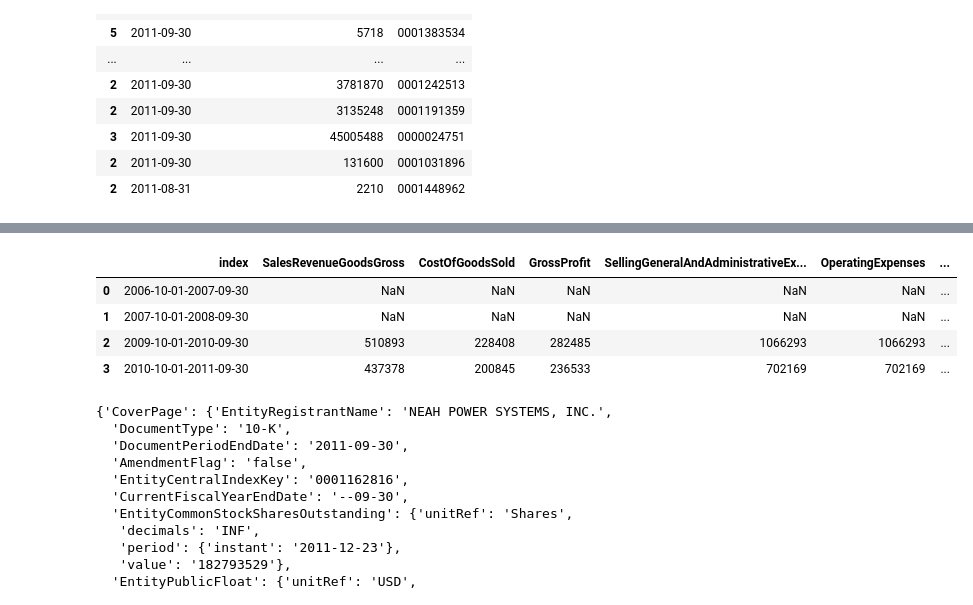
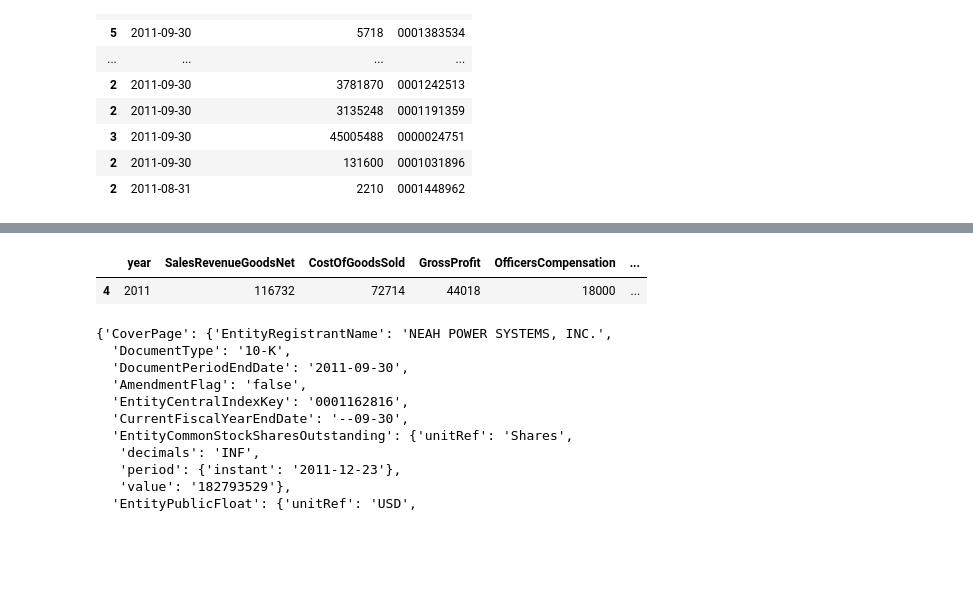
Before and after one commit to zpollats/LongTermStockPerformancePrediction, a Jupyter notebook: working_notebook.ipynb, the cells around one changed output, grey strips where cells are left out. Drawn from its saved outputs; the diff is of its cells as text; code cells hidden in the pictures; blank space fills up the shorter version.

Commit message:
create first dataframe combining all financials

```diff
--- a/working_notebook.ipynb
+++ b/working_notebook.ipynb
@@ -706,20 +688,18 @@ def get_income_statement(xbrl_json):
         income_statement_store[usGaapItem] = pd.Series(values, index=indicies)
 
     income_statement = pd.DataFrame(income_statement_store).reset_index()
-    #income_statement['index'] = pd.to_datetime(income_statement['index'])
-    #income_statement['year'] = pd.DatetimeIndex(income_statement['index']).year
-    #income_statement['CIK'] = xbrl_json['CoverPage']['EntityCentralIndexKey']
-    #income_statement = pd.DataFrame(income_statement.iloc[-1, :]).T.drop('index', axis=1)
+    income_statement['index'] = income_statement['index'].str.slice(-10, -6)
+    income_statement = income_statement.rename(columns={'index': 'year'})
+    income_statement = income_statement.sort_values(by='year')
+    income_statement['CIK'] = xbrl_json['CoverPage']['EntityCentralIndexKey']
+    income_statement = pd.DataFrame(income_statement.iloc[-1, :]).T
     # switch columns and rows so that US GAAP items are rows and each column header represents a date range
     return income_statement
 # %%
-get_income_statement(cleaned_list_xbrl[9])
+get_income_statement(cleaned_list_xbrl[10])
 # %% [output]
-|  | index | SalesRevenueGoodsGross | CostOfGoodsSold | GrossProfit | SellingGeneralAndAdministrativeEx... | OperatingExpenses | ... |
-| 0 | 2006-10-01-2007-09-30 | NaN | NaN | NaN | NaN | NaN | ... |
-| 1 | 2007-10-01-2008-09-30 | NaN | NaN | NaN | NaN | NaN | ... |
-| 2 | 2009-10-01-2010-09-30 | 510893 | 228408 | 282485 | 1066293 | 1066293 | ... |
-| 3 | 2010-10-01-2011-09-30 | 437378 | 200845 | 236533 | 702169 | 702169 | ... |
+|  | year | SalesRevenueGoodsNet | CostOfGoodsSold | GrossProfit | OfficersCompensation | ... |
+| 4 | 2011 | 116732 | 72714 | 44018 | 18000 | ... |
 # %%
 cleaned_list_xbrl[0]
 # %% [output]
```
Also changed, not shown: parts of 22 cells of this notebook.
